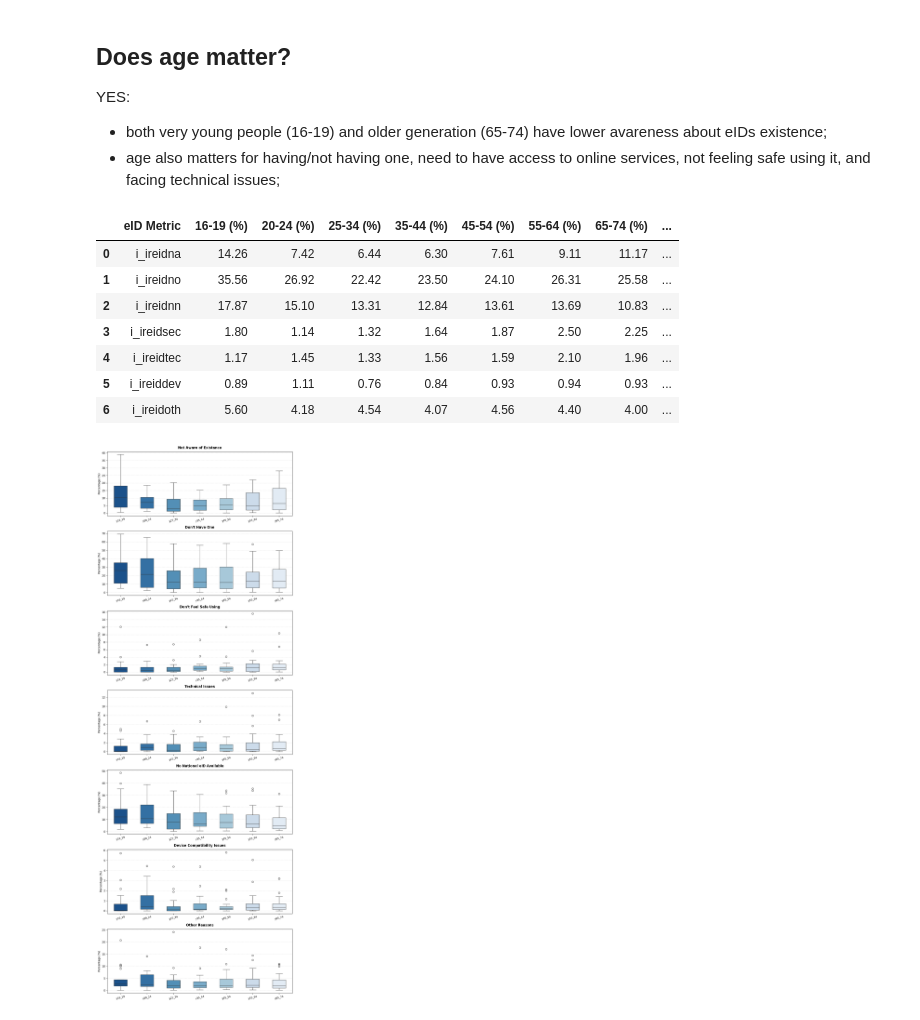
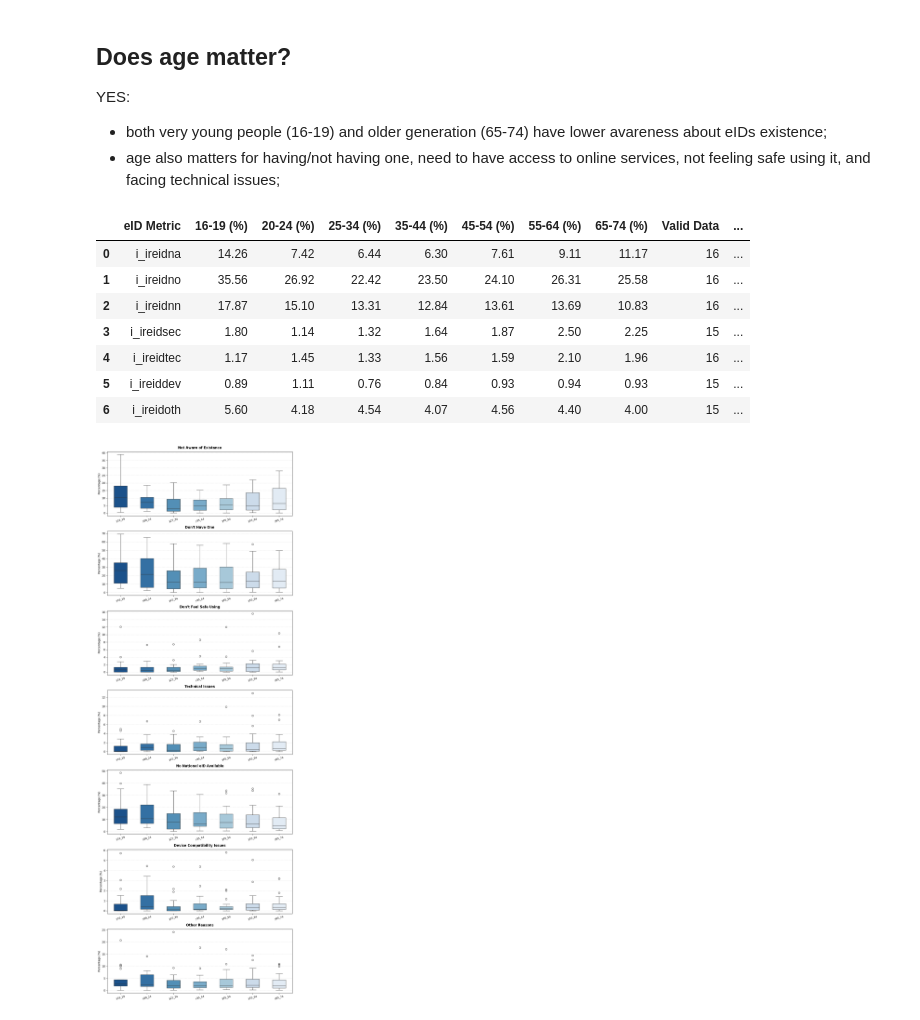
Before and after one commit to skibodaria/digital_literacy_eu, a Jupyter notebook: 03_analysis/02_2b_dem_no_eid.ipynb, the cells around one changed output. Drawn from its saved outputs; the diff is of its cells as text; code cells hidden in the pictures.

```diff
--- a/03_analysis/02_2b_dem_no_eid.ipynb
+++ b/03_analysis/02_2b_dem_no_eid.ipynb
@@ -402,41 +408,42 @@ for metric in eid_indicators:
         if len(cleaned_df) > 0:
             means = {
                 '16-19 (%)': round(cleaned_df[col_16_19].mean(), 2),
                 '20-24 (%)': round(cleaned_df[col_20_24].mean(), 2),
                 '25-34 (%)': round(cleaned_df[col_25_34].mean(), 2),
                 '35-44 (%)': round(cleaned_df[col_35_44].mean(), 2),
                 '45-54 (%)': round(cleaned_df[col_45_54].mean(), 2),
                 '55-64 (%)': round(cleaned_df[col_55_64].mean(), 2),
                 '65-74 (%)': round(cleaned_df[col_65_74].mean(), 2),
             }
 
             data_vectors = [cleaned_df[col] for col in ordered_cols]
 
             stat, p_value = stats.friedmanchisquare(*data_vectors)
 
             row_data = {'eID Metric': metric}
             row_data.update(means)
             row_data.update({
+                'Valid Data': len(cleaned_df),
                 'Friedman P-Value': round(p_value, 6) if not pd.isna(p_value) else 'N/A',
                 'Statistically Significant?': 'Yes' if p_value < 0.05 else 'No'
             })
 
             summary_data.append(row_data)
         else:
             print(f"Warning: Metric {metric} had 0 matching country records after dropping NaNs.")
 
 # Generate your fresh table
 df_age_results = pd.DataFrame(summary_data)
 df_age_results
 # %% [output]
-|  | eID Metric | 16-19 (%) | 20-24 (%) | 25-34 (%) | 35-44 (%) | 45-54 (%) | 55-64 (%) | 65-74 (%) | ... |
-| 0 | i_ireidna | 14.26 | 7.42 | 6.44 | 6.30 | 7.61 | 9.11 | 11.17 | ... |
-| 1 | i_ireidno | 35.56 | 26.92 | 22.42 | 23.50 | 24.10 | 26.31 | 25.58 | ... |
-| 2 | i_ireidnn | 17.87 | 15.10 | 13.31 | 12.84 | 13.61 | 13.69 | 10.83 | ... |
-| 3 | i_ireidsec | 1.80 | 1.14 | 1.32 | 1.64 | 1.87 | 2.50 | 2.25 | ... |
-| 4 | i_ireidtec | 1.17 | 1.45 | 1.33 | 1.56 | 1.59 | 2.10 | 1.96 | ... |
-| 5 | i_ireiddev | 0.89 | 1.11 | 0.76 | 0.84 | 0.93 | 0.94 | 0.93 | ... |
-| 6 | i_ireidoth | 5.60 | 4.18 | 4.54 | 4.07 | 4.56 | 4.40 | 4.00 | ... |
+|  | eID Metric | 16-19 (%) | 20-24 (%) | 25-34 (%) | 35-44 (%) | 45-54 (%) | 55-64 (%) | 65-74 (%) | Valid Data | ... |
+| 0 | i_ireidna | 14.26 | 7.42 | 6.44 | 6.30 | 7.61 | 9.11 | 11.17 | 16 | ... |
+| 1 | i_ireidno | 35.56 | 26.92 | 22.42 | 23.50 | 24.10 | 26.31 | 25.58 | 16 | ... |
+| 2 | i_ireidnn | 17.87 | 15.10 | 13.31 | 12.84 | 13.61 | 13.69 | 10.83 | 16 | ... |
+| 3 | i_ireidsec | 1.80 | 1.14 | 1.32 | 1.64 | 1.87 | 2.50 | 2.25 | 15 | ... |
+| 4 | i_ireidtec | 1.17 | 1.45 | 1.33 | 1.56 | 1.59 | 2.10 | 1.96 | 16 | ... |
+| 5 | i_ireiddev | 0.89 | 1.11 | 0.76 | 0.84 | 0.93 | 0.94 | 0.93 | 15 | ... |
+| 6 | i_ireidoth | 5.60 | 4.18 | 4.54 | 4.07 | 4.56 | 4.40 | 4.00 | 15 | ... |
 # %%
 base_metrics = [
     'i_ireidna', 'i_ireidno', 'i_ireidsec', 'i_ireidtec',
```
Also changed, not shown: parts of 1 cell of this notebook, 2 other files.
